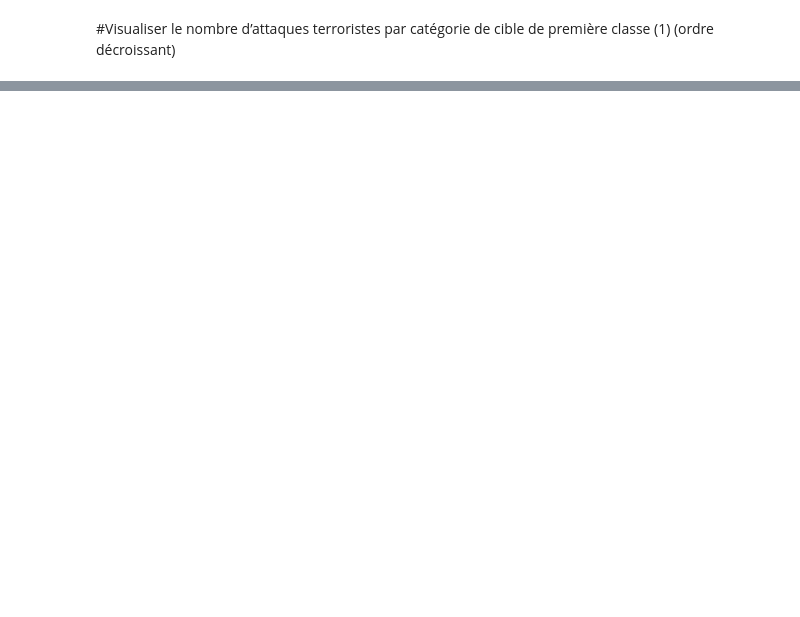
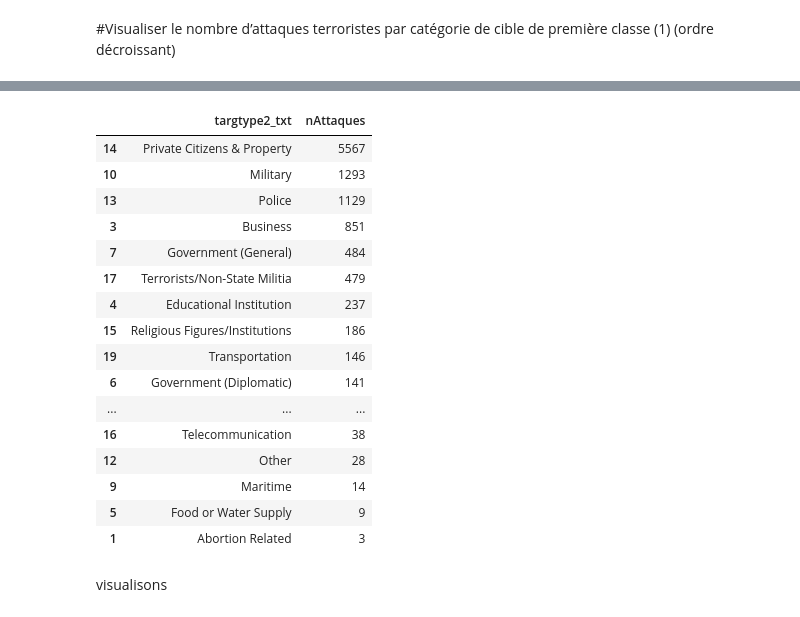
Before and after one commit to Oumar199/TerroristAttackDashboard, a Jupyter notebook: exploration.ipynb, the cells around one changed output, grey strips where cells are left out. Drawn from its saved outputs; the diff is of its cells as text; code cells hidden in the pictures; blank space fills up the shorter version.

```diff
--- a/exploration.ipynb
+++ b/exploration.ipynb
@@ -13,0 +5,13 @@ import pandas as pd
+# %%
+def supprimer_valeurs(data_frame: pd.DataFrame, colonne: str, valeurs: List)->pd.DataFrame:
+    """Permet de supprimer certaines valeurs dans un jeu de données
+
+    Args:
+        data_frame (pd.DataFrame): Le jeu de données
+        colonne (str): La colonne qui contient les valeurs
+        valeurs (List): Une liste de valeurs à supprimer
+
+    Returns:
+        pd.DataFrame: Le nouveau jeu de données
+    """
+    return data_frame[~data_frame[colonne].isin(valeurs)]
@@ -21,0 +69,27 @@ df_targtype= cleaned_data.groupby("targtype1_txt").size().reset_index()
+# %%
+df_targtype= cleaned_data.groupby("targtype2_txt").size().reset_index()
+df_targtype= supprimer_valeurs(df_targtype, "targtype2_txt", ["''"])
+df_targtype.columns=["targtype2_txt", "nAttaques"]
+df_targtype=df_targtype.sort_values(ascending=False, by=["nAttaques"])
+# %%
+df_targtype
+# %% [output]
+|  | targtype2_txt | nAttaques |
+| 14 | Private Citizens & Property | 5567 |
+| 10 | Military | 1293 |
+| 13 | Police | 1129 |
+| 3 | Business | 851 |
+| 7 | Government (General) | 484 |
+| 17 | Terrorists/Non-State Militia | 479 |
+| 4 | Educational Institution | 237 |
+| 15 | Religious Figures/Institutions | 186 |
+| 19 | Transportation | 146 |
+| 6 | Government (Diplomatic) | 141 |
+| ... | ... | ... |
+| 16 | Telecommunication | 38 |
+| 12 | Other | 28 |
+| 9 | Maritime | 14 |
+| 5 | Food or Water Supply | 9 |
+| 1 | Abortion Related | 3 |
+# %% [markdown]
+visualisons
```
Also changed, not shown: parts of 32 cells of this notebook.
